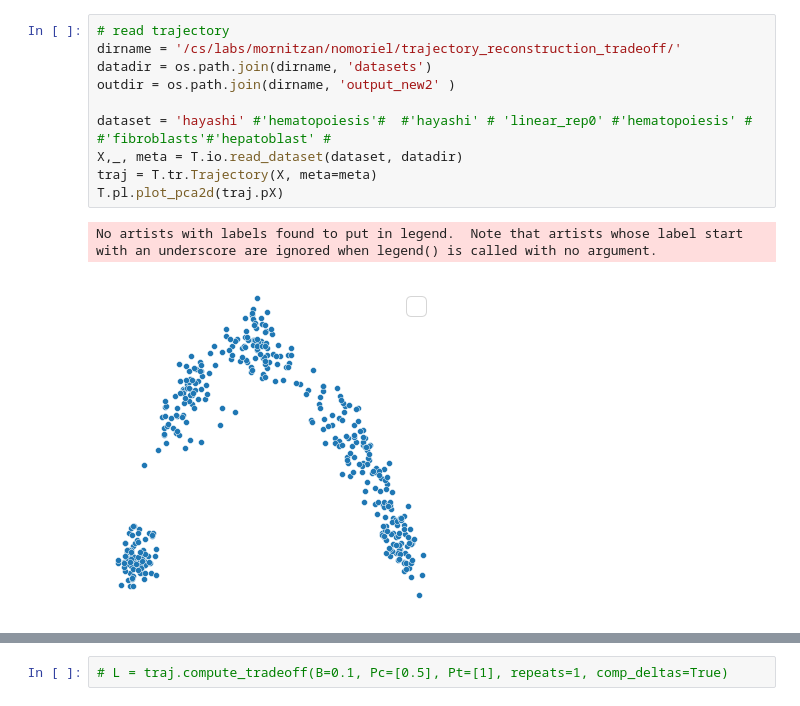
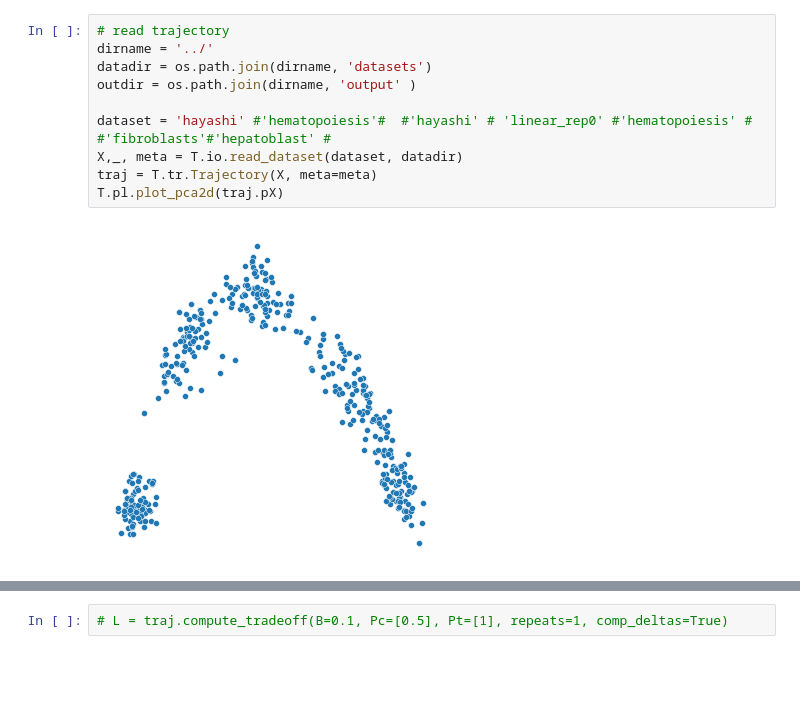
Before and after one commit to nitzanlab/trajectory_reconstruction_tradeoff, a Jupyter notebook: notebooks/make-movies.ipynb, the cells around one changed output, grey strips where cells are left out. Saved outputs shown, nothing was run; the diff lists cells and outputs as text; blank space fills up the shorter version.

```diff
--- a/notebooks/make-movies.ipynb
+++ b/notebooks/make-movies.ipynb
@@ -29,13 +11,12 @@ def get_path(src, des, P):
 # %%
 # read trajectory
-dirname = '/cs/labs/mornitzan/nomoriel/trajectory_reconstruction_tradeoff/'
+dirname = '../'
 datadir = os.path.join(dirname, 'datasets')
-outdir = os.path.join(dirname, 'output_new2' )
+outdir = os.path.join(dirname, 'output' )
 
 dataset = 'hayashi' #'hematopoiesis'#  #'hayashi' # 'linear_rep0' #'hematopoiesis' #  #'fibroblasts'#'hepatoblast' #
 X,_, meta = T.io.read_dataset(dataset, datadir)
 traj = T.tr.Trajectory(X, meta=meta)
 T.pl.plot_pca2d(traj.pX)
 # %% [output]
-No artists with labels found to put in legend.  Note that artists whose label start with an underscore are ignored when legend() is called with no argument.
-[figure, old version]
+[figure, new version]
```
Also changed, not shown: parts of 21 cells of this notebook, 8 other files.
